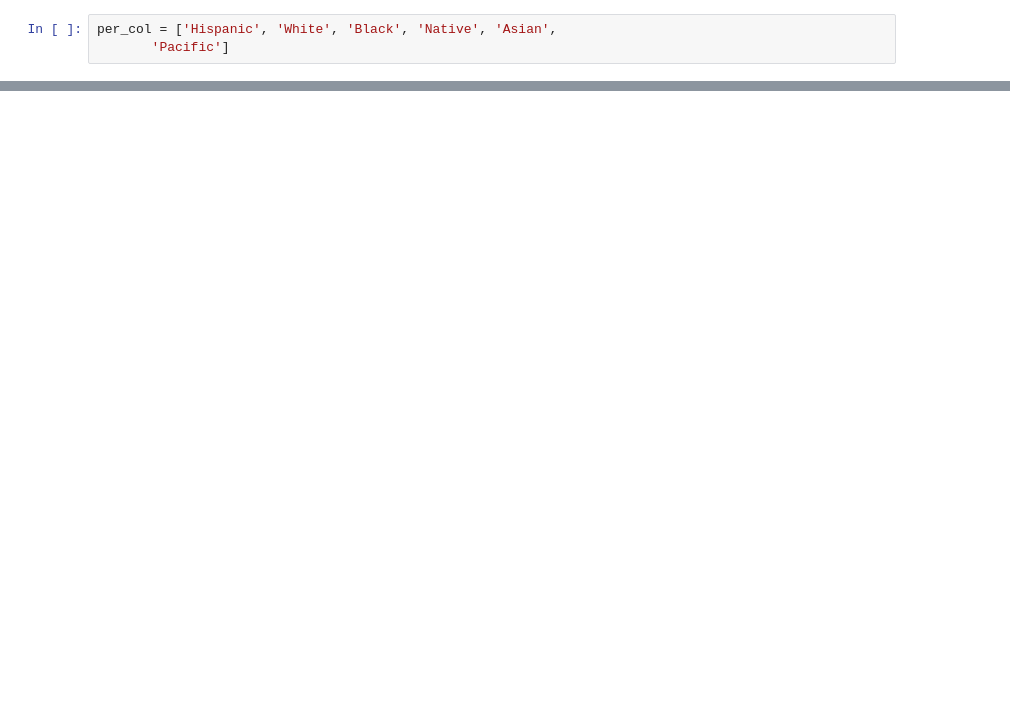
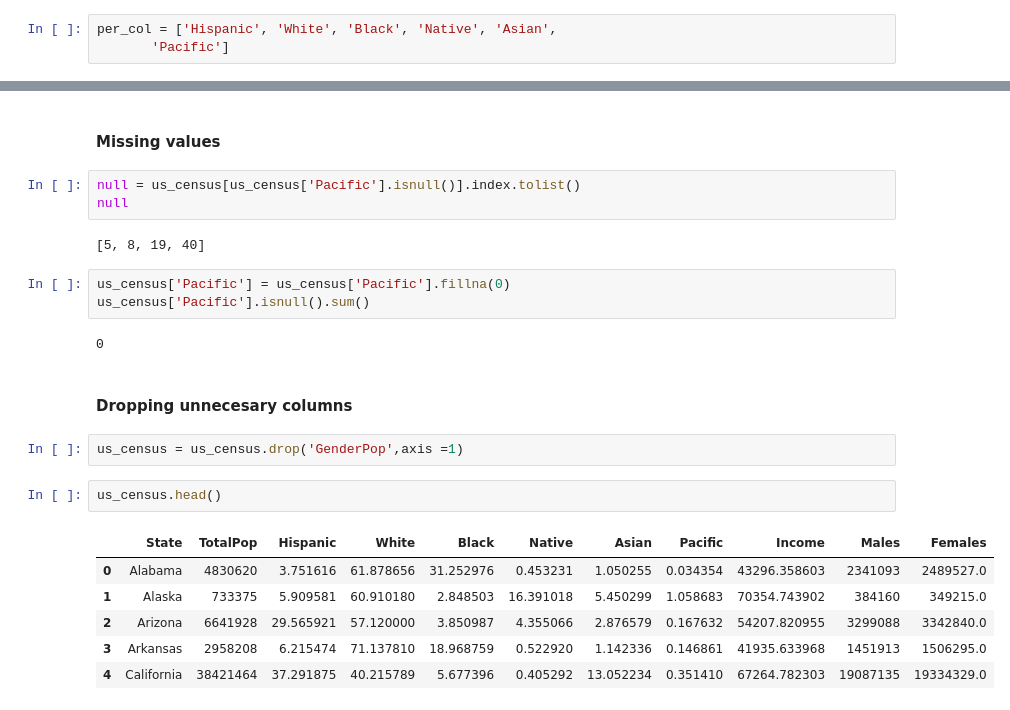
Before and after one commit to DanialAslam04/Deep_Learning_BWF_Danial_Aslam, a Jupyter notebook: Projects/Proj1/US_Census Data Cleaning/US_Census.ipynb, the cells around one changed output, grey strips where cells are left out. Drawn from its saved outputs; the diff is of its cells as text; blank space fills up the shorter version.

```diff
--- a/Projects/Proj1/US_Census Data Cleaning/US_Census.ipynb
+++ b/Projects/Proj1/US_Census Data Cleaning/US_Census.ipynb
@@ -195,0 +250,25 @@ df.head()
+# %% [markdown]
+#### Missing values
+# %%
+null = us_census[us_census['Pacific'].isnull()].index.tolist()
+null
+# %% [output]
+[5, 8, 19, 40]
+# %%
+us_census['Pacific'] = us_census['Pacific'].fillna(0)
+us_census['Pacific'].isnull().sum()
+# %% [output]
+0
+# %% [markdown]
+#### Dropping unnecesary columns
+# %%
+us_census = us_census.drop('GenderPop',axis =1)
+# %%
+us_census.head()
+# %% [output]
+|  | State | TotalPop | Hispanic | White | Black | Native | Asian | Pacific | Income | Males | Females |
+| 0 | Alabama | 4830620 | 3.751616 | 61.878656 | 31.252976 | 0.453231 | 1.050255 | 0.034354 | 43296.358603 | 2341093 | 2489527.0 |
+| 1 | Alaska | 733375 | 5.909581 | 60.910180 | 2.848503 | 16.391018 | 5.450299 | 1.058683 | 70354.743902 | 384160 | 349215.0 |
+| 2 | Arizona | 6641928 | 29.565921 | 57.120000 | 3.850987 | 4.355066 | 2.876579 | 0.167632 | 54207.820955 | 3299088 | 3342840.0 |
+| 3 | Arkansas | 2958208 | 6.215474 | 71.137810 | 18.968759 | 0.522920 | 1.142336 | 0.146861 | 41935.633968 | 1451913 | 1506295.0 |
+| 4 | California | 38421464 | 37.291875 | 40.215789 | 5.677396 | 0.405292 | 13.052234 | 0.351410 | 67264.782303 | 19087135 | 19334329.0 |
```
Also changed, not shown: parts of 50 cells of this notebook, 12 other files.
